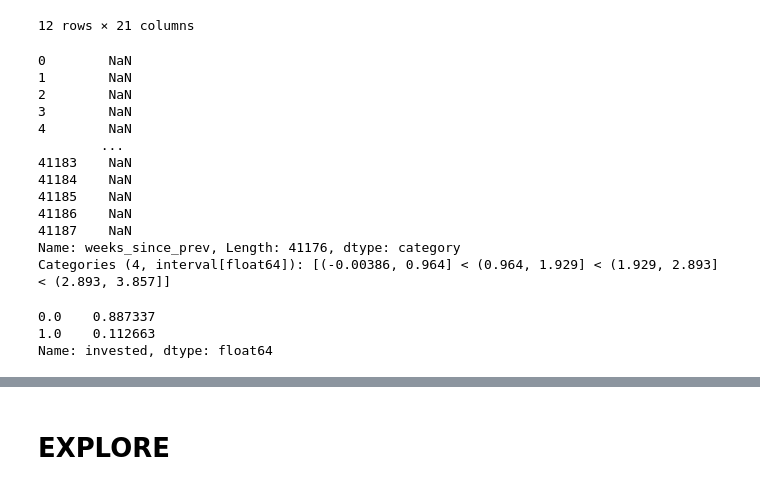
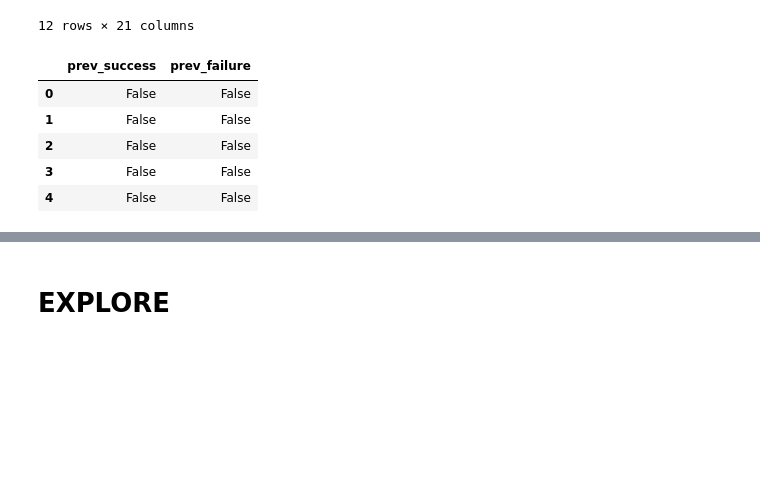
Before and after one commit to ndgigliotti/dsc-phase-3-project, a Jupyter notebook: index.ipynb, the cells around one changed output, grey strips where cells are left out. Cells and saved outputs as stored; diff of their text form; code cells hidden in the pictures; blank space fills up the shorter version.

```diff
--- a/index.ipynb
+++ b/index.ipynb
@@ -185,26 +182,15 @@ df.drop_duplicates(inplace=True)
 | 36951 | 45 | admin. | married | university.degree | 0.0 | 0.0 | 0.0 | cellular | jul | thu | ... |
 | 38281 | 71 | retired | single | university.degree | 0.0 | 0.0 | 0.0 | telephone | oct | tue | ... |
 12 rows × 21 columns
-# %%
-df["weeks_since_prev"] = df["days_since_prev"] / 7
-pd.cut(df["weeks_since_prev"], 4)
-# %% [output]
-0        NaN
-1        NaN
-2        NaN
-3        NaN
-4        NaN
-        ...
-41183    NaN
-41184    NaN
-41185    NaN
-41186    NaN
-41187    NaN
-Name: weeks_since_prev, Length: 41176, dtype: category
-Categories (4, interval[float64]): [(-0.00386, 0.964] < (0.964, 1.929] < (1.929, 2.893] < (2.893, 3.857]]
-# %%
-df["invested"].value_counts(1)
-# %% [output]
-0.0    0.887337
-1.0    0.112663
-Name: invested, dtype: float64
+# %%
+df["prev_success"] = df["prev_outcome"] == "success"
+df["prev_failure"] = df["prev_outcome"] == "failure"
+df.drop(columns="prev_outcome", inplace=True)
+df[["prev_success", "prev_failure"]].head()
+# %% [output]
+|  | prev_success | prev_failure |
+| 0 | False | False |
+| 1 | False | False |
+| 2 | False | False |
+| 3 | False | False |
+| 4 | False | False |
```
Also changed, not shown: parts of 5 cells of this notebook.
